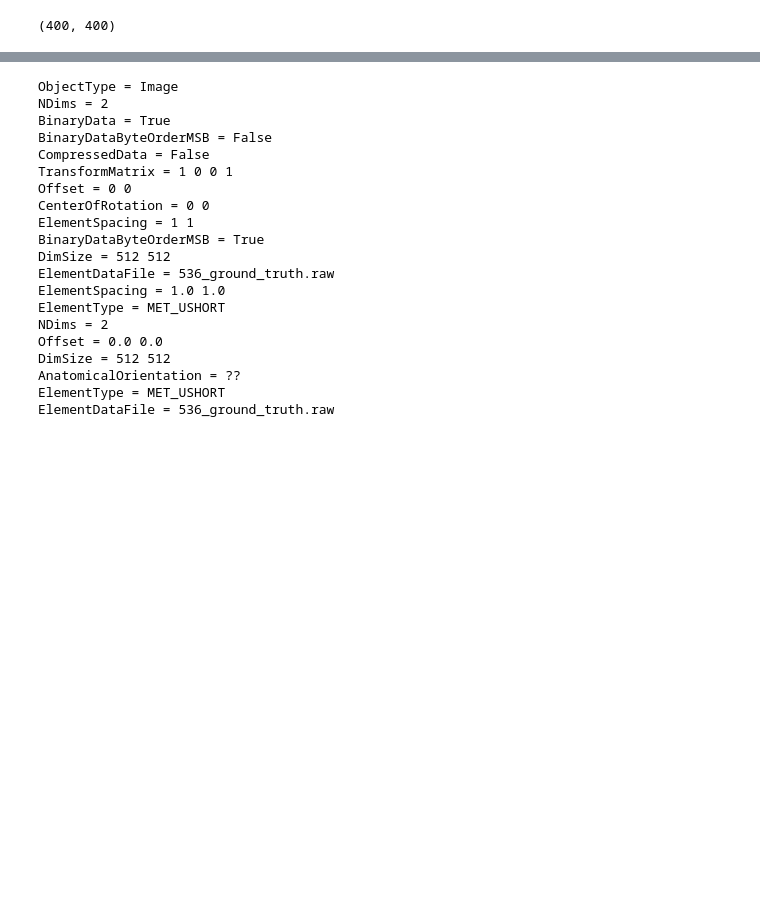
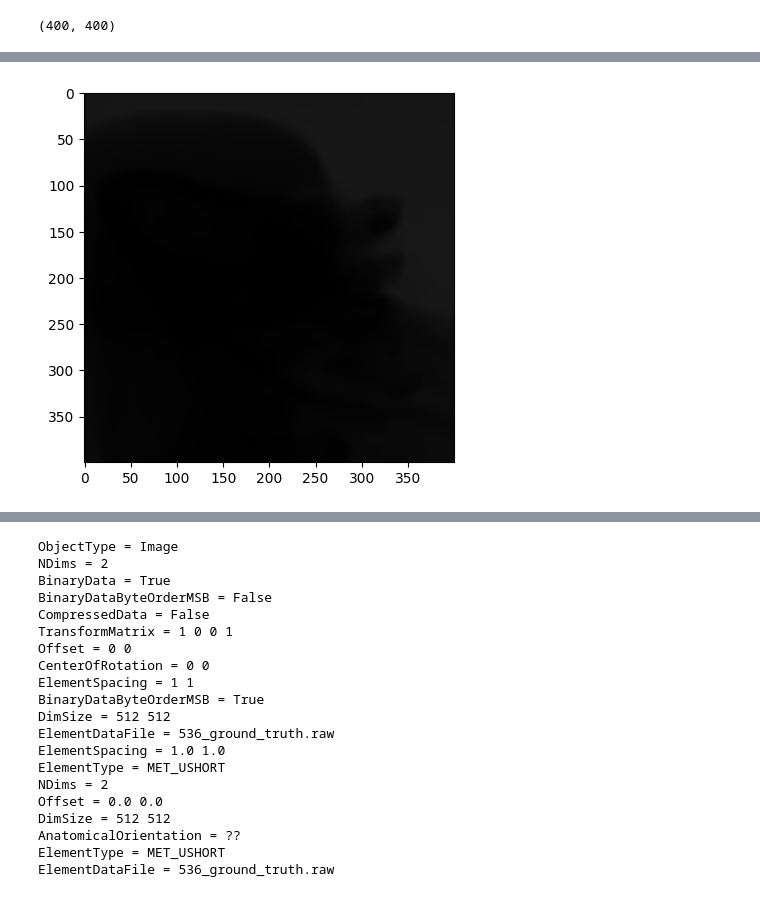
Before and after one commit to FilLTP89/artefacts, a Jupyter notebook: notebooks/test_shape.ipynb, the cells around one changed output, grey strips where cells are left out. Drawn from its saved outputs; the diff is of its cells as text; code cells hidden in the pictures; blank space fills up the shorter version.

```diff
--- a/notebooks/test_shape.ipynb
+++ b/notebooks/test_shape.ipynb
@@ -128,3 +71,13 @@ def write_raw(array,
+# %%
+import tempfile
+a = sitk.ReadImage("/home/gabrielidis/These/medical_project/artefacts/images/generated_images/big_endian/acquisition_1/615_predicted.mhd")
+# %%
+
+array = np.array(sitk.GetArrayFromImage(a))
+plt.imshow(array, cmap ="gray")
+plt.show()
+# %% [output]
+[figure, added]
 # %%
 from data_file.CBCT_preprocess import read_raw
 fp,x = read_raw("IE1705794_P406.i180483.raw")
```
Also changed, not shown: parts of 8 cells of this notebook, 2 other files.
